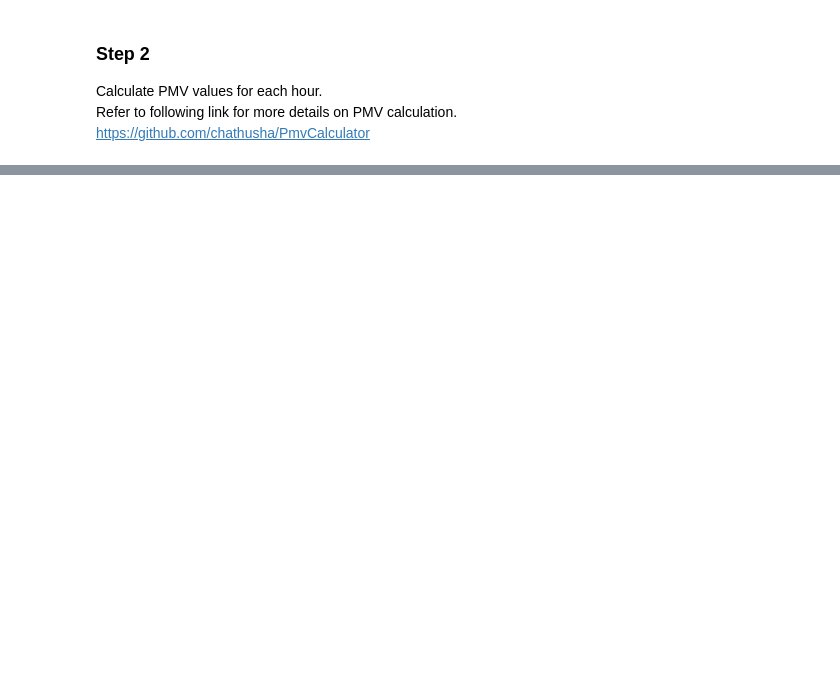
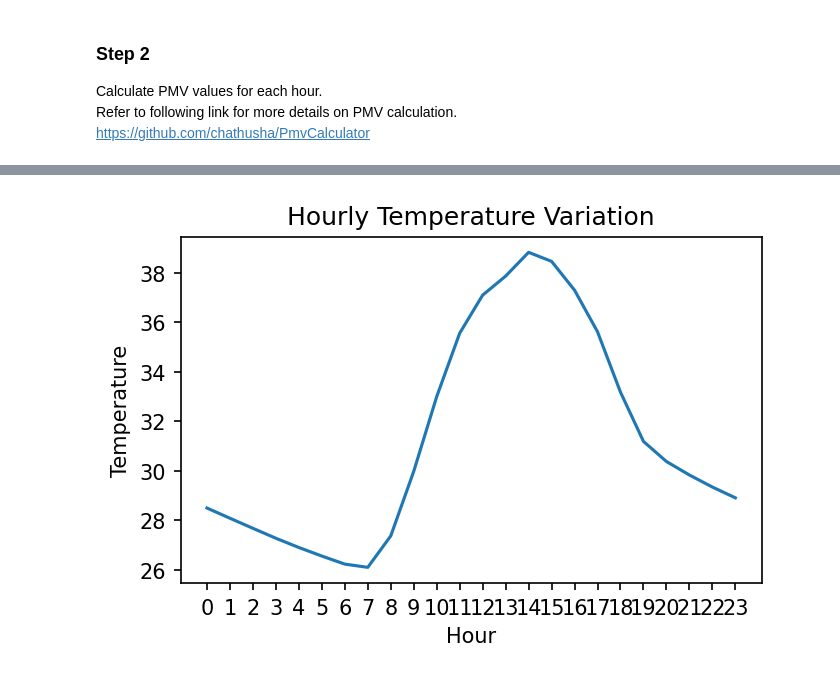
Before and after one commit to chathusha/dmx9213_data_analysis, a Jupyter notebook: src/data_analysis.ipynb, the cells around one changed output, grey strips where cells are left out. Saved outputs shown, nothing was run; the diff lists cells and outputs as text; code cells hidden in the pictures; blank space fills up the shorter version.

```diff
--- a/src/data_analysis.ipynb
+++ b/src/data_analysis.ipynb
@@ -228,0 +308,4 @@ if run_test:
+# %%
+# get the most common month from above data
+month_with_highest_cum_pmv = months_with_highest_cum_pmv_df['Month with Highest Cumulative PMV'].mode()[0]
+print(f"Most common month with highest cumulative PMV: {month_with_highest_cum_pmv}")
@@ -228,0 +364,34 @@ if run_test:
+# %%
+for improved_csv_file in improved_csv_files[0:4 if run_test else len(improved_csv_files)]:
+    preprocessed_improved_df = preprocess_data(os.path.join(IMPROVED_PATH, improved_csv_file))
+    improved_df = add_pmv_column(preprocessed_improved_df)
+
+    # seperate data only relevent to selected month
+    df = improved_df.loc[improved_df["Hourly"].dt.month == month_with_highest_cum_pmv]
+
+    # create columns for month and hour
+    highest_cum_pmv_month_df = df.copy()
+    highest_cum_pmv_month_df["Month"] = df["Hourly"].dt.month.astype(int)
+    highest_cum_pmv_month_df["Hour"] = df["Hourly"].dt.hour.astype(int)
+
+    # drop hourly column
+    highest_cum_pmv_month_df.drop(columns=["Hourly"], inplace=True)
+
+    # calculate the hourly averaged the temperature, humidity and PMV
+    highest_cum_pmv_month_df = highest_cum_pmv_month_df.groupby(highest_cum_pmv_month_df["Hour"]).mean()
+    highest_cum_pmv_month_df.reset_index(inplace=True)
+
+    highest_cum_pmv_month_dfs[improved_csv_file.strip(".csv")] = highest_cum_pmv_month_df
+# %%
+if run_test:
+    df = highest_cum_pmv_month_dfs[list(highest_cum_pmv_month_dfs.keys())[0]]
+    plt.figure(figsize=(5, 3), dpi=150)
+    plt.plot('Hour', 'Air Temperature[C]', data=df)
+    plt.title('Hourly Temperature Variation')
+    plt.xlabel('Hour')
+    plt.ylabel('Temperature')
+
+    plt.xticks(np.arange(min(df['Hour']), max(df['Hour'])+1, 1))
+    plt.show()
+# %% [output]
+[figure, added]
```
Also changed, not shown: parts of 15 cells of this notebook.
